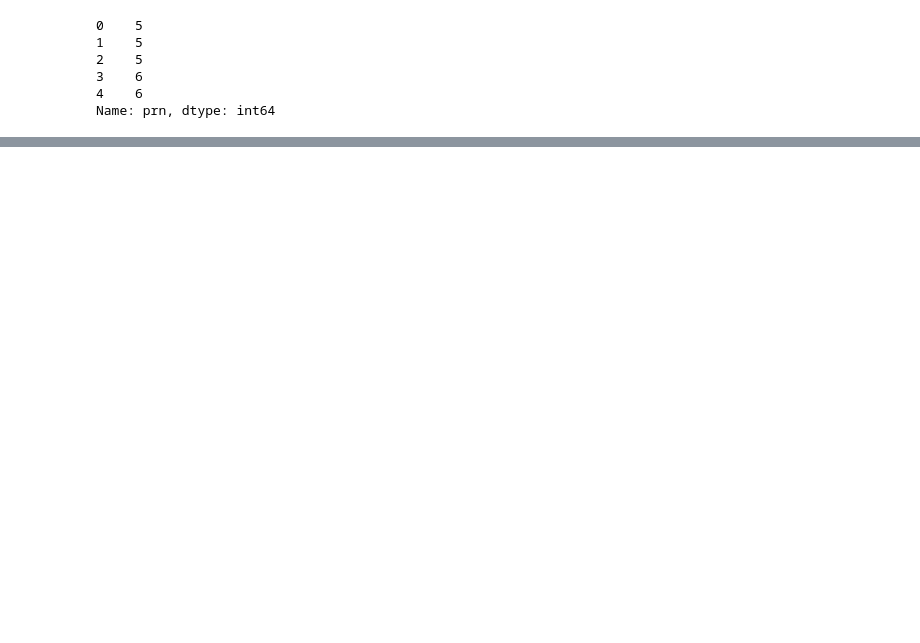
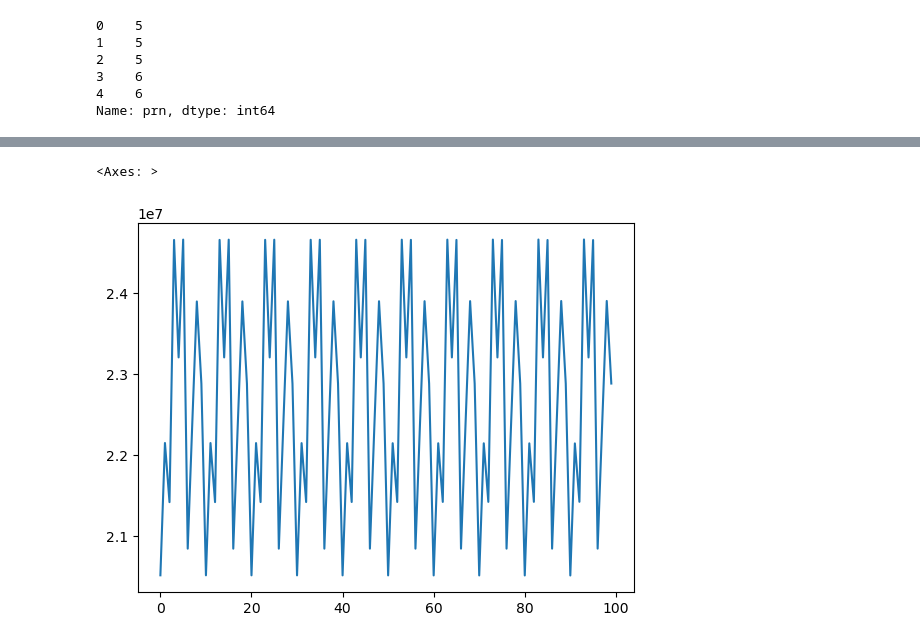
Before and after one commit to plutonheaven/prx-practical-lab, a Jupyter notebook: student_0_pandas.ipynb, the cells around one changed output, grey strips where cells are left out. Cells and saved outputs as stored; diff of their text form; code cells hidden in the pictures; blank space fills up the shorter version.

```diff
--- a/student_0_pandas.ipynb
+++ b/student_0_pandas.ipynb
@@ -10,7 +12,9 @@ The observations have been made by a GNSS receiver placed on the roof of a build
 We are going to import this file in a data structure used by the `Pandas` package: the `pandas.DataFrame`.
 # %%
 # load data
-data_prx = pw_helpers.prx_csv_to_pandas("./data/TLSE00FRA_R_20230010100_10S_01S_MO.csv",)
+data_prx = pw_helpers.prx_csv_to_pandas(
+    "./data/TLSE00FRA_R_20230010100_10S_01S_MO.csv",
+)
 
 # show the first 5 lines
 data_prx.head()
@@ -151,0 +155,7 @@ https://www.geeksforgeeks.org/different-ways-to-iterate-over-rows-in-pandas-data
+# %%
+data_gps_c1c = data_prx.loc[
+    (data_prx["constellation"] == "G") & (data_prx["observation_code"] == "1C")
+]
+
+print(f"There are {len(data_prx)} observations in the original dataset")
+print(f"There are {len(data_gps_c1c)} GPS L1 C/A observations")
@@ -151,0 +177,3 @@ https://www.geeksforgeeks.org/different-ways-to-iterate-over-rows-in-pandas-data
+# %%
+data_gps_c1c = data_gps_c1c.reset_index(drop=True)
+data_gps_c1c.head(3)
@@ -151,0 +250,5 @@ https://www.geeksforgeeks.org/different-ways-to-iterate-over-rows-in-pandas-data
+# %%
+data_gps_c1c.code_observation_m.plot()
+# %% [output]
+<Axes: >
+[figure, added]
```
Also changed, not shown: parts of 46 cells of this notebook.
